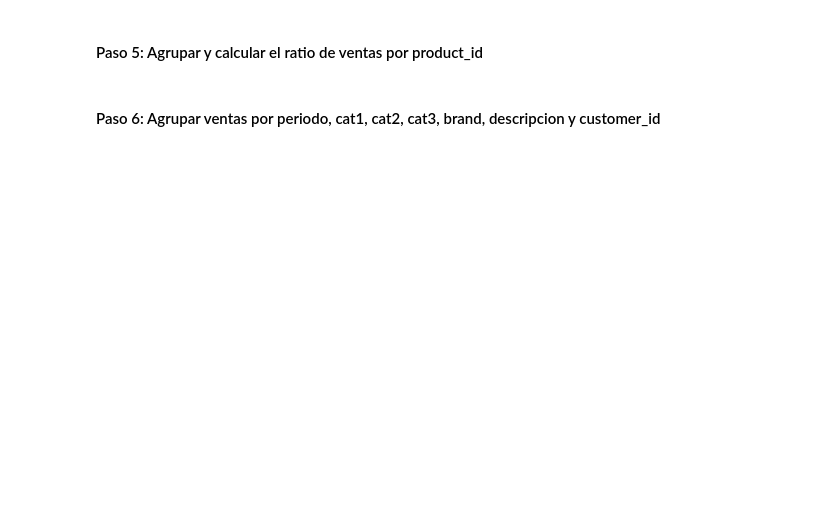
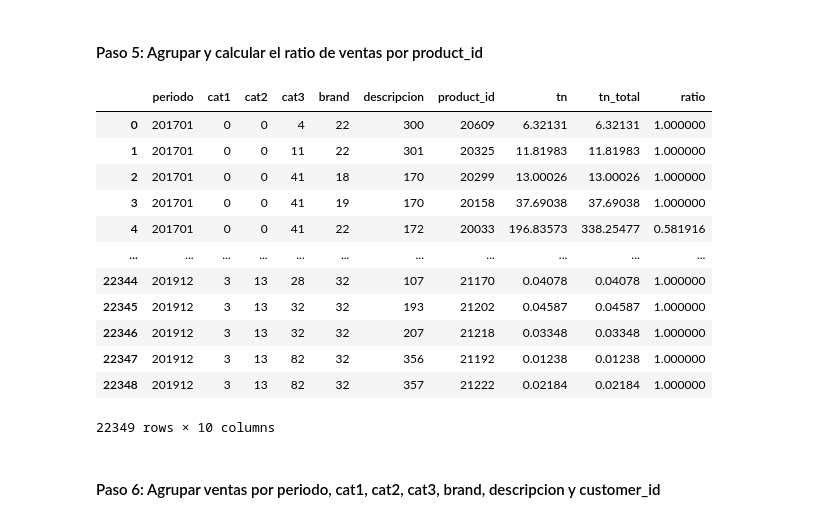
Before and after one commit to marianoMarchetta1/LaboratorioIII, a Jupyter notebook: Models/CategoryGroupAutoML/model.ipynb, the cells around one changed output. Cells and saved outputs as stored; diff of their text form; code cells hidden in the pictures; blank space fills up the shorter version.

```diff
--- a/Models/CategoryGroupAutoML/model.ipynb
+++ b/Models/CategoryGroupAutoML/model.ipynb
@@ -44,22 +41,27 @@ df.head()
 # %% [markdown]
 #### Paso 2: Promediar las ventas de agosto 2019 (201908) con julio (201907) y septiembre (201909)
 # %%
+df['periodo'] = df['periodo'].astype(str).str.strip()
+
 # Filtrar los datos por los periodos 201907, 201908 y 201909
 df_filtered = df[df['periodo'].isin(['201907', '201908', '201909'])]
 
-# Pivotear los datos para tener columnas separadas para cada periodo
+# # Pivotear los datos para tener columnas separadas para cada periodo
 pivoted_sales = df_filtered.pivot_table(index=['product_id', 'customer_id'], columns='periodo', values='tn').reset_index()
 
-# Asegurar que las columnas 201907 y 201909 existen en el DataFrame
+# # Asegurar que las columnas 201907 y 201909 existen en el DataFrame
 pivoted_sales = pivoted_sales.reindex(columns=['product_id', 'customer_id', '201907', '201908', '201909'])
 
-# Calcular el promedio de julio y septiembre
+# # Calcular el promedio de julio y septiembre
 pivoted_sales['201908'] = pivoted_sales[['201907', '201909']].mean(axis=1)
 
-# Convertir de nuevo al formato largo
+# # Convertir de nuevo al formato largo
 updated_sales = pivoted_sales.melt(id_vars=['product_id', 'customer_id'], value_vars=['201907', '201908', '201909'],
                                    var_name='periodo', value_name='tn')
 
-# Unir con el dataframe original
-df = df.drop(columns=['tn'])
-df = pd.merge(df, updated_sales, on=['product_id', 'customer_id', 'periodo'], how='left')
+# # Unir con el dataframe original
+df.set_index(['product_id', 'customer_id', 'periodo'], inplace=True)
+df.update(updated_sales.set_index(['product_id', 'customer_id', 'periodo']))
+df.reset_index(inplace=True)
+
+display(df)
@@ -82,7 +118,7 @@ predicciones.rename(columns={'tn': 'prediccion'}, inplace=True)
 # %% [markdown]
 #### Paso 4: Aplicar LabelEncoder a las columnas categóricas
 # %%
-categorical_cols = ['cat1', 'cat2', 'cat3', 'brand', 'descripcion']
+categorical_cols = ['cat1', 'cat2', 'cat3', 'brand', 'descripcion', 'quarter']
 
 # Aplicar LabelEncoder
 label_encoders = {}
@@ -107,6 +159,22 @@ ratios['ratio'] = ratios['tn'] / ratios['tn_total']
 
 # Crear un diccionario de ratios
 ratio_dict = ratios.set_index(['cat1', 'cat2', 'cat3', 'brand', 'descripcion', 'product_id'])['ratio'].to_dict()
+# %%
+display(ratios)
+# %% [output]
+|  | periodo | cat1 | cat2 | cat3 | brand | descripcion | product_id | tn | tn_total | ratio |
+| 0 | 201701 | 0 | 0 | 4 | 22 | 300 | 20609 | 6.32131 | 6.32131 | 1.000000 |
+| 1 | 201701 | 0 | 0 | 11 | 22 | 301 | 20325 | 11.81983 | 11.81983 | 1.000000 |
+| 2 | 201701 | 0 | 0 | 41 | 18 | 170 | 20299 | 13.00026 | 13.00026 | 1.000000 |
+| 3 | 201701 | 0 | 0 | 41 | 19 | 170 | 20158 | 37.69038 | 37.69038 | 1.000000 |
+| 4 | 201701 | 0 | 0 | 41 | 22 | 172 | 20033 | 196.83573 | 338.25477 | 0.581916 |
+| ... | ... | ... | ... | ... | ... | ... | ... | ... | ... | ... |
+| 22344 | 201912 | 3 | 13 | 28 | 32 | 107 | 21170 | 0.04078 | 0.04078 | 1.000000 |
+| 22345 | 201912 | 3 | 13 | 32 | 32 | 193 | 21202 | 0.04587 | 0.04587 | 1.000000 |
+| 22346 | 201912 | 3 | 13 | 32 | 32 | 207 | 21218 | 0.03348 | 0.03348 | 1.000000 |
+| 22347 | 201912 | 3 | 13 | 82 | 32 | 356 | 21192 | 0.01238 | 0.01238 | 1.000000 |
+| 22348 | 201912 | 3 | 13 | 82 | 32 | 357 | 21222 | 0.02184 | 0.02184 | 1.000000 |
+22349 rows × 10 columns
 # %% [markdown]
 #### Paso 6: Agrupar ventas por periodo, cat1, cat2, cat3, brand, descripcion y customer_id
 # %%
```
Also changed, not shown: parts of 7 cells of this notebook, 1 other file.
